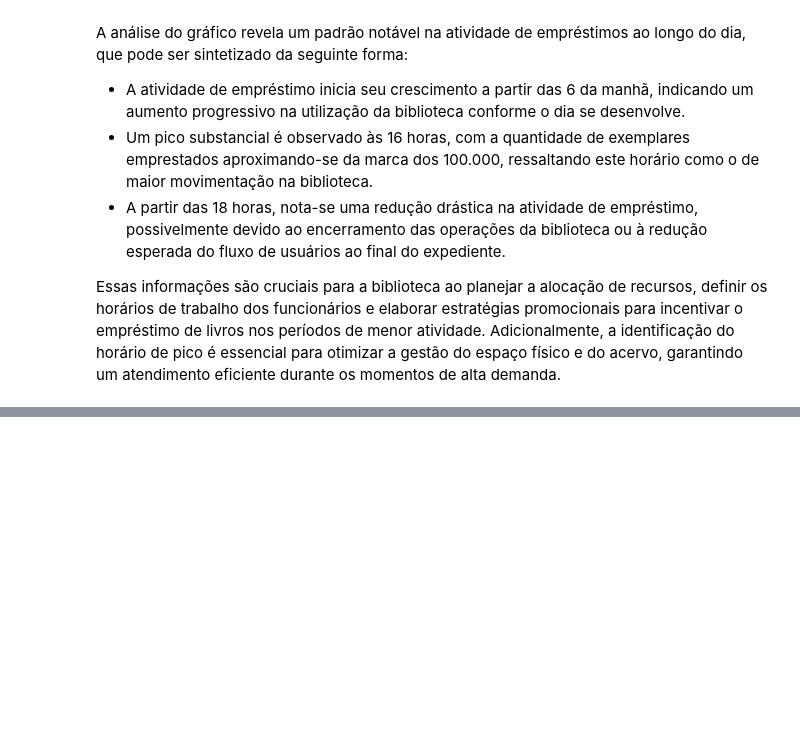
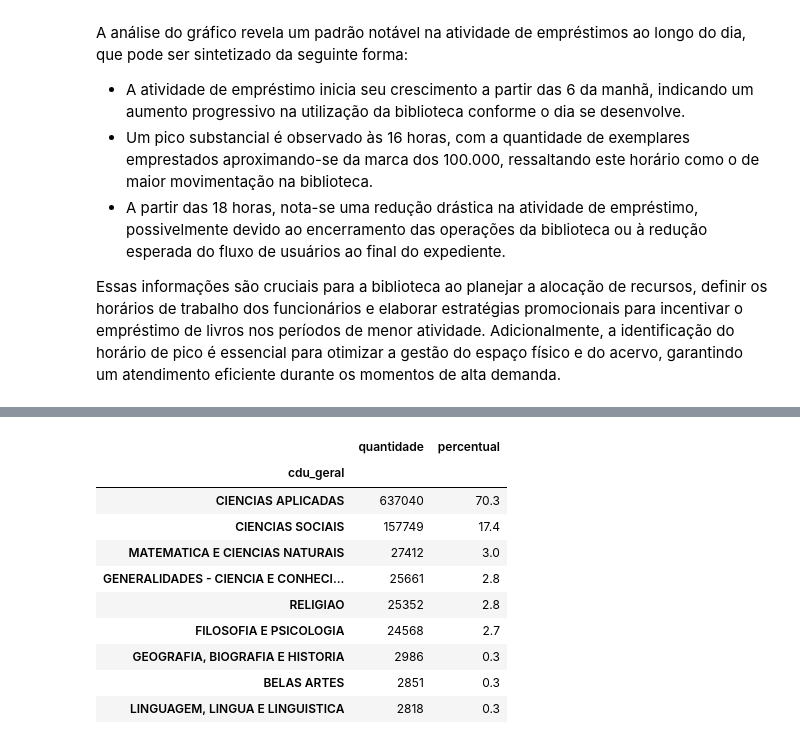
Before and after one commit to santannaflaercio/analise-dados-biblioteca, a Jupyter notebook: notebooks/analise_dos_dados.ipynb, the cells around one changed output, grey strips where cells are left out. Cells and saved outputs as stored; diff of their text form; code cells hidden in the pictures; blank space fills up the shorter version.

```diff
--- a/notebooks/analise_dos_dados.ipynb
+++ b/notebooks/analise_dos_dados.ipynb
@@ -183,0 +252,15 @@ Essas informações são cruciais para a biblioteca ao planejar a alocação de
+# %%
+# Calcula o percentual de empréstimos por CDU geral.
+tabela_frequencia("cdu_geral")
+# %% [output]
+|  | quantidade | percentual |
+| cdu_geral |  |  |
+| CIENCIAS APLICADAS | 637040 | 70.3 |
+| CIENCIAS SOCIAIS | 157749 | 17.4 |
+| MATEMATICA E CIENCIAS NATURAIS | 27412 | 3.0 |
+| GENERALIDADES - CIENCIA E CONHECI... | 25661 | 2.8 |
+| RELIGIAO | 25352 | 2.8 |
+| FILOSOFIA E PSICOLOGIA | 24568 | 2.7 |
+| GEOGRAFIA, BIOGRAFIA E HISTORIA | 2986 | 0.3 |
+| BELAS ARTES | 2851 | 0.3 |
+| LINGUAGEM, LINGUA E LINGUISTICA | 2818 | 0.3 |
```
Also changed, not shown: parts of 7 cells of this notebook, 1 other file.
